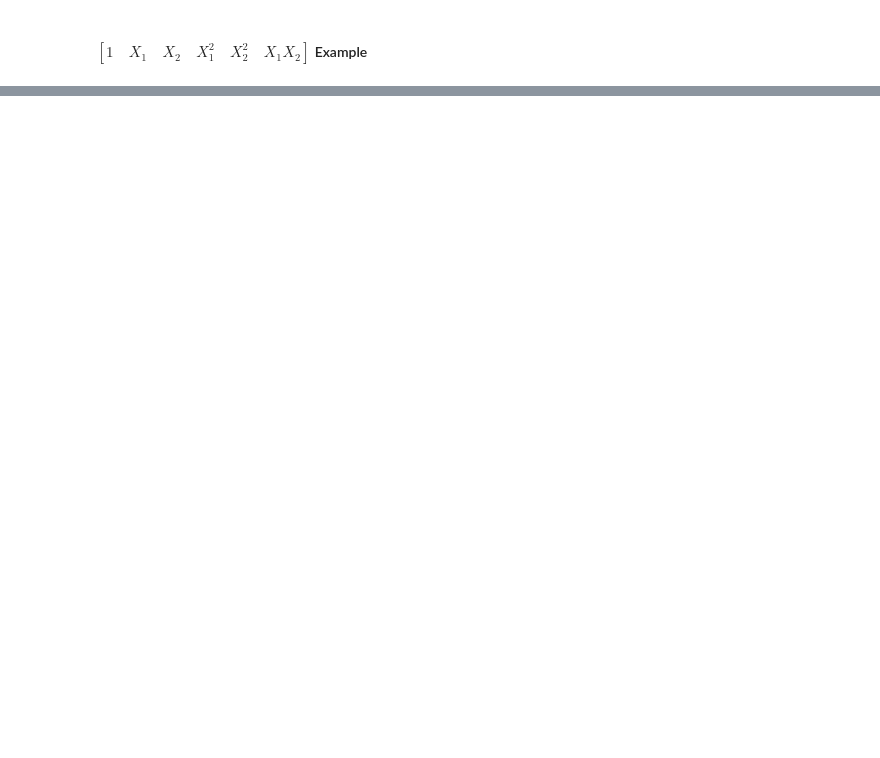
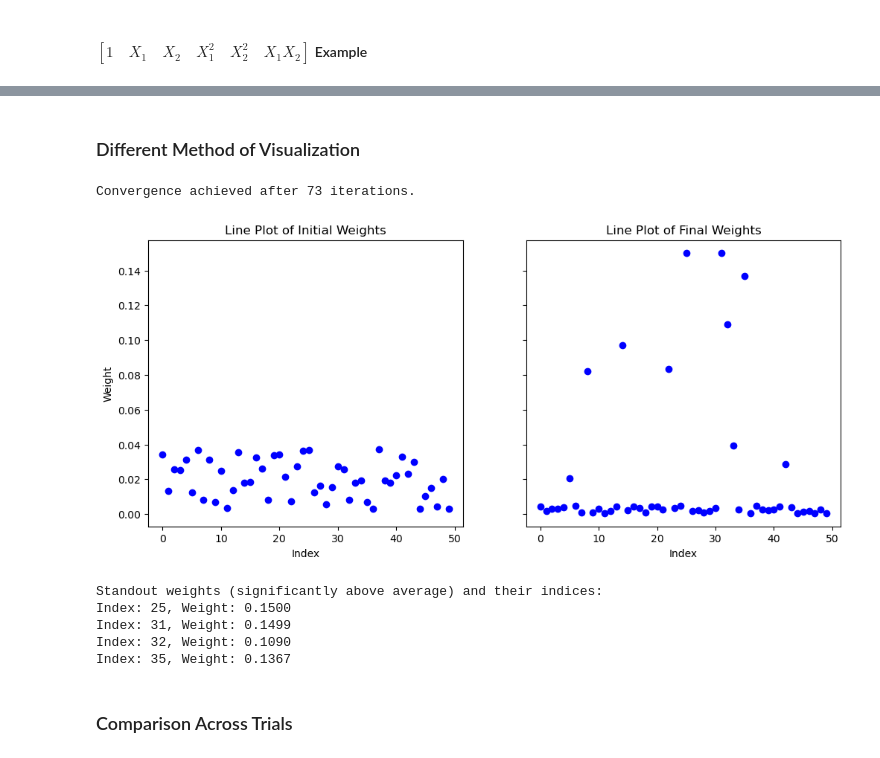
Before and after one commit to PhoebeQiKuang/Experimental-Design, a Jupyter notebook: Fedorov_Doptimal.ipynb, the cells around one changed output, grey strips where cells are left out. Cells and saved outputs as stored; diff of their text form; code cells hidden in the pictures; blank space fills up the shorter version.

```diff
--- a/Fedorov_Doptimal.ipynb
+++ b/Fedorov_Doptimal.ipynb
@@ -326,0 +304,76 @@ Index: 93, Weight: 0.1396
+# %% [markdown]
+### Different Method of Visualization
+# %%
+# Constants and parameters
+num_obs = 50  # Number of observations
+np.random.seed(390)
+X1 = np.random.randint(1, 10, size=num_obs)  # First predictor
+X2 = np.random.randint(1, 10, size=num_obs)  # Second predictor
+num_iterations = 100  # Number of iterations
+
+# Create a design matrix with interaction and quadratic terms
+X = np.column_stack([np.ones(num_obs, dtype=np.int_), X1, X2, X1**2, X2**2, X1*X2])
+
+# Generate initial weights and normalize them to sum to 1
+initial_weights = np.random.rand(num_obs)
+weights = np.diag(initial_weights / np.sum(initial_weights))
+
+# Initial weights line plot
+# Visualize the initial and final weights as line plots
+fig, ax = plt.subplots(1, 2, figsize=(12, 5), sharey=True)
+
+ax[0].plot(np.diag(weights), 'bo', label='Initial Weights')
+ax[0].set_title('Line Plot of Initial Weights')
+ax[0].set_xlabel('Index')
+ax[0].set_ylabel('Weight')
+
+# Iteration with a progress bar
+for i in tqdm(range(num_iterations), desc='Optimizing'):
+    M = X.T @ weights @ X
+    if np.linalg.det(M) == 0:
+        print("Matrix M is singular at iteration", i)
+        break
+    M_inv = np.linalg.inv(M)
+    d_values = np.array([x.T @ M_inv @ x for x in X])
+    max_index = np.argmax(d_values)
+    d_xi = d_values[max_index]
+    alpha_i = (d_xi - X.shape[1]) / (X.shape[1] * (np.max(d_values) - 1))
+    if alpha_i < 0 or alpha_i > 1:
+        print("Alpha out of bounds:", alpha_i, "at iteration", i)
+        break
+    new_weights = (1 - alpha_i) * weights
+    additional_weight = 1 - np.sum(new_weights)
+    new_weights[max_index, max_index] += additional_weight
+    weights = new_weights
+    if np.abs(alpha_i) < 0.01:
+        print("Convergence achieved after", i+1, "iterations.")
+        break
+
+
+# Final weights line plot
+ax[1].plot(np.diag(weights), 'bo', label='Final Weights')
+ax[1].set_title('Line Plot of Final Weights')
+ax[1].set_xlabel('Index')
+
+plt.show()
+
+# Analyze and print standout weights along with their locations
+final_weights = np.diag(weights)
+average_weight = np.mean(final_weights)
+standout_threshold = average_weight + 2 * np.std(final_weights)
+standout_indices = np.where(final_weights > standout_threshold)[0]
+standout_weights = final_weights[standout_indices]
+
+print("Standout weights (significantly above average) and their indices:")
+for index, weight in zip(standout_indices, standout_weights):
+    print(f"Index: {index}, Weight: {weight:.4f}")
+# %% [output]
+Convergence achieved after 73 iterations.
+[figure, added]
+Standout weights (significantly above average) and their indices:
+Index: 25, Weight: 0.1500
+Index: 31, Weight: 0.1499
+Index: 32, Weight: 0.1090
+Index: 35, Weight: 0.1367
+# %% [markdown]
+### Comparison Across Trials
```
Also changed, not shown: parts of 6 cells of this notebook, 1 other file.
